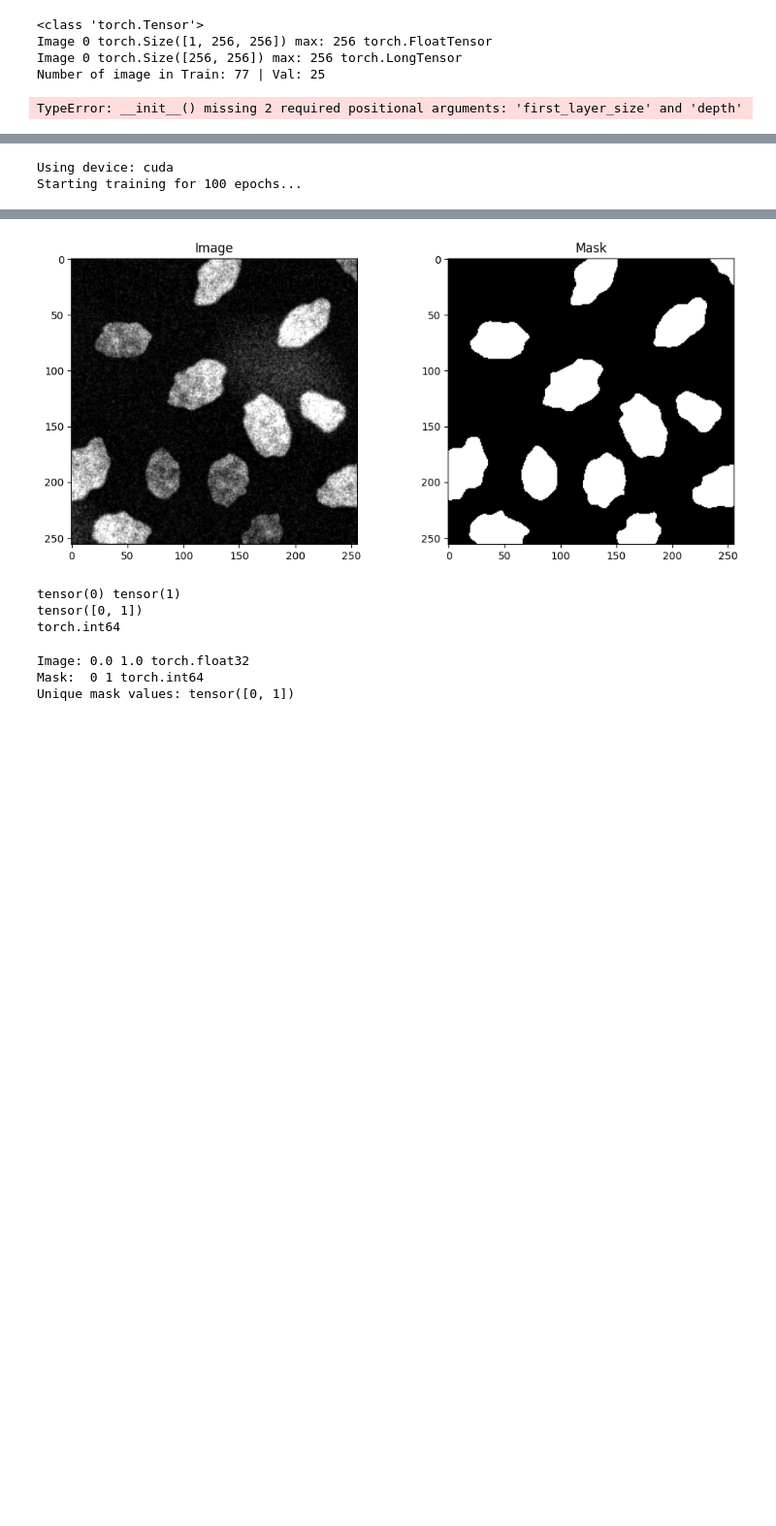
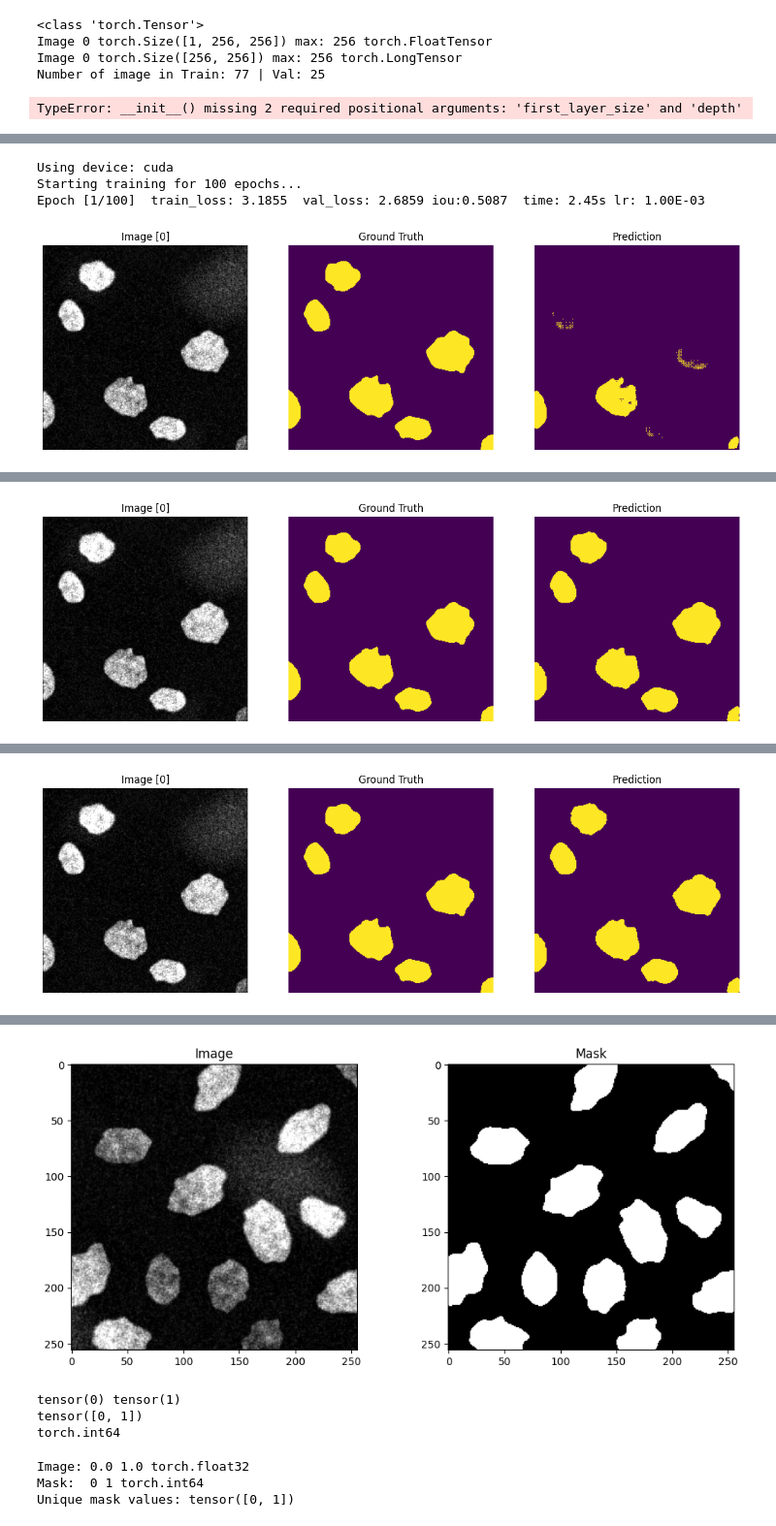
Before and after one commit to llleaa/ML-2025, a Jupyter notebook: projects/project2/unet.ipynb, the cells around one changed output, grey strips where cells are left out. Shown at 97% size. Drawn from its saved outputs; the diff is of its cells as text; code cells hidden in the pictures; blank space fills up the shorter version.

```diff
--- a/projects/project2/unet.ipynb
+++ b/projects/project2/unet.ipynb
@@ -267,59 +234,109 @@ def visualize_prediction1(model, subset, device, sample_idx=0): # DO NOT RUN
 # %%
 from model import UNet
 
+train_dataset_path = f"dataset/generated_cells"
+
+val_ratio      = 0.25
+batch_size     = 8
+full_dataset = SegmentationDataset(train_dataset_path)
+
+n_val   = max(1, int(len(full_dataset) * val_ratio))
+n_train = len(full_dataset) - n_val
+
+perm = torch.randperm(len(full_dataset)).tolist()
+train_dataset = Subset(full_dataset, perm[n_val:])
+val_dataset   = Subset(full_dataset, perm[:n_val])
+
+train_loader = DataLoader(train_dataset, batch_size=batch_size, shuffle=True,  num_workers=0, pin_memory=True)
+val_loader   = DataLoader(val_dataset,   batch_size=batch_size, shuffle=False, num_workers=0, pin_memory=True)
+
+
 num_epochs   = 100
-batch_size   = 8
 snapshot     = max(1, num_epochs // 10)
-model = UNet(n_channels=1, n_classes=1).to(device)
+model = UNet(n_channels=1, n_classes=1, first_layer_size=64, depth=4).to(device)
+start_time = time.time()
 
 criterion = nn.BCEWithLogitsLoss()
-optimizer = optim.Adam(model.parameters(), lr=1e-4)
+optimizer = optim.Adam(model.parameters(), lr=1e-3)
+scheduler = torch.optim.lr_scheduler.ReduceLROnPlateau(optimizer=optimizer, factor=0.4)
 print(f"Using device: {device}")
 
 model.to(device)
 print(f"Starting training for {num_epochs} epochs...")
-train_losses, val_losses = [], []
+done_epochs = 0
+train_losses, val_losses, val_ious = [], [], []
 for epoch in range(num_epochs):
-    start_time = time.time()
+    done_epochs += 1
+    start_epoch_time = time.time()
     model.train()
     running = 0.0
     if torch.cuda.is_available(): torch.cuda.reset_peak_memory_stats()
     for imgs, msks in train_loader:
         imgs, msks = imgs.to(device, non_blocking=True), msks.to(device, non_blocking=True).float()
-        imgs = (imgs - imgs.mean())/imgs.std()
         optimizer.zero_grad(set_to_none=True)
         msks = msks.unsqueeze(1)
         loss = criterion(model(imgs), msks)
         loss.backward()
+        scheduler.step(loss)
         optimizer.step()
         running += loss.item() * imgs.size(0)
-    tr_loss = running / max(1, len(train_dataset))
+    tr_loss = running / len(train_loader)
     train_losses.append(tr_loss)
 
     model.eval()
     val_running = 0.0
-    iou = 0.0
+    iou_running = 0.0
     with torch.no_grad():
         for imgs, msks in val_loader:
-            imgs, msks = imgs.to(device, non_blocking=True), msks.to(device, non_blocking=True).float()
+            imgs, msks = imgs.to(device), msks.to(device).float()
             msks = msks.unsqueeze(1)
-            vloss = criterion(model(imgs), msks)
+            out = model(imgs)
+
+            vloss = criterion(out, msks)
             val_running += vloss.item() * imgs.size(0)
+
             pred = torch.sigmoid(out)
             pred = (pred > 0.5).float()
 
             iou_running += jaccard_score(
                 msks.cpu().numpy().reshape(-1),
                 pred.cpu().numpy().reshape(-1)
             )
-    va_loss = val_running / max(1, len(val_dataset))
-    iou = iou / len(val_dataset)
+    va_loss = val_running / len(val_loader)
+    va_iou = iou_running / len(val_loader)
     val_losses.append(va_loss)
-    print(f"Epoch [{epoch+1}/{num_epochs}]  train_loss: {tr_loss:.4f}  val_loss: {va_loss:.4f} iou:{iou}  time: {time.time() - start_time:.2f}s")
+    val_ious.append(va_iou)
+    print(f"Epoch [{epoch+1}/{num_epochs}]  train_loss: {tr_loss:.4f}  val_loss: {va_loss:.4f} iou:{va_iou:.4f}  time: {time.time() - start_epoch_time:.2f}s lr: {scheduler.get_last_lr()[0]:.2E}")
 
     # ---- snapshot every N/10 epochs on the first training sample
-    if epoch % 20 == 0:
+    if epoch % 10 == 0:
         visualize_prediction(model, train_dataset, device, sample_idx=0)
+
+    if scheduler.get_last_lr()[0] < 1e-8:
+        break
+
+
+print(f"Total time : {time.time() - start_time:2f}s")
+epochs_range = range(1, done_epochs + 1)
+
+plt.figure(figsize=(10,5))
+plt.plot(epochs_range, train_losses, label="Train Loss")
+plt.plot(epochs_range, val_losses, label="Val Loss")
+plt.xlabel("Epoch")
+plt.ylabel("Loss")
+plt.title(f"Fold {fold} - Loss Curves")
+plt.legend()
+plt.show()
+
+plt.figure(figsize=(10,5))
+plt.plot(epochs_range, val_ious, label="Val IoU")
+plt.xlabel("Epoch")
+plt.ylabel("IoU")
+plt.title(f"Fold {fold} - IoU Curve")
+plt.legend()
+plt.show()
 # %% [output]
 Using device: cuda
 Starting training for 100 epochs...
+Epoch [1/100]  train_loss: 3.1855  val_loss: 2.6859 iou:0.5087  time: 2.45s lr: 1.00E-03
+[figure, added]
@@ -326,0 +353 @@ ValueError: Found input variables with inconsistent numbers of samples: [524288,
+[figure, added]
@@ -326,0 +364 @@ ValueError: Found input variables with inconsistent numbers of samples: [524288,
+[figure, added]
```
Also changed, not shown: parts of 4 cells of this notebook, 1 other file.
